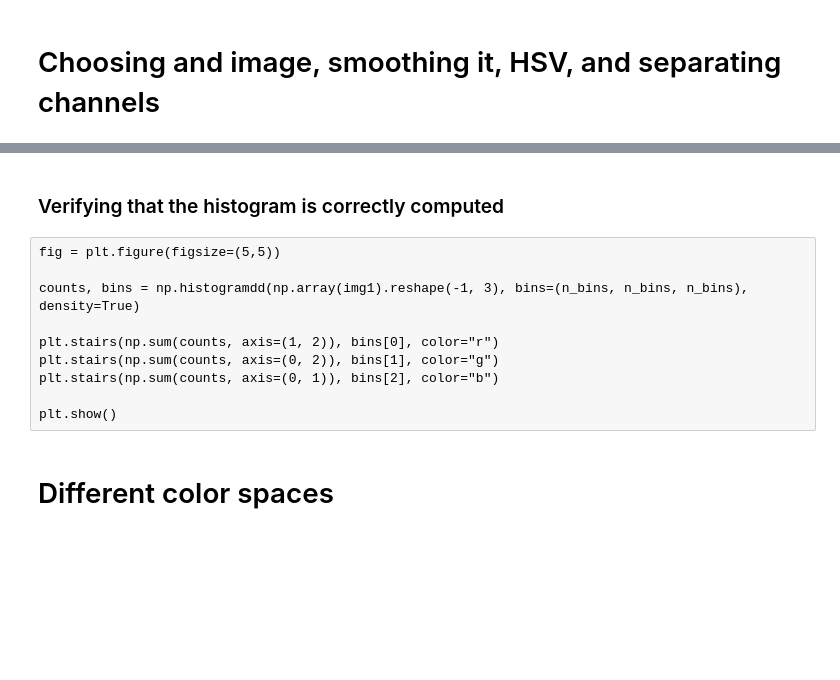
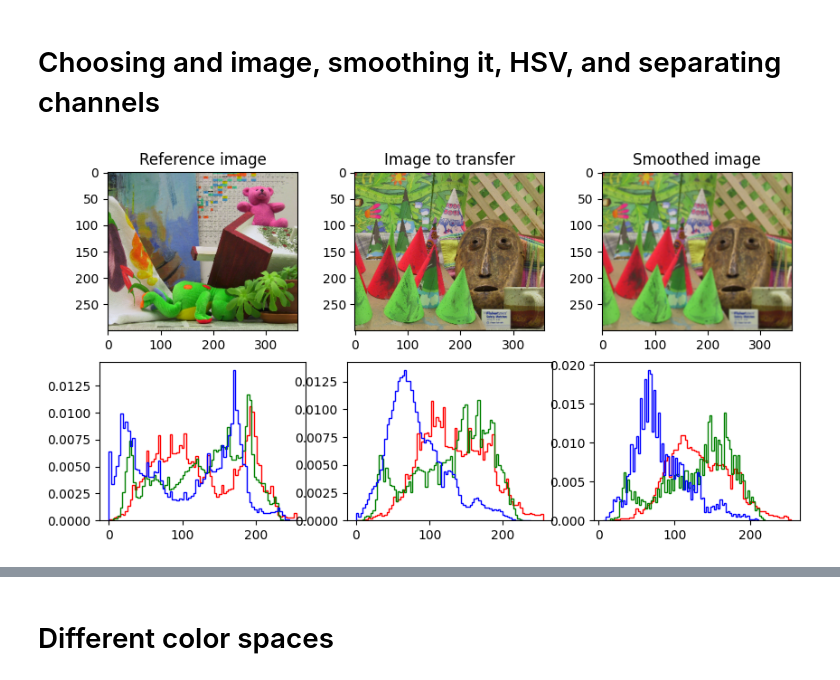
Before and after one commit to Roman-Malinowski/Histogram_transfer, a Jupyter notebook: methods_comparison.ipynb, the cells around one changed output, grey strips where cells are left out. Drawn from its saved outputs; the diff is of its cells as text; code cells hidden in the pictures; blank space fills up the shorter version.

```diff
--- a/methods_comparison.ipynb
+++ b/methods_comparison.ipynb
@@ -55,15 +41,25 @@ hsv_smooth_planes = cv2.split(hsv_smooth)
-# %%
-fig, axes = plt.subplots(nrows=2, ncols=2, figsize=(15,15))
-axes[0,0].imshow(img)
-axes[0,1].imshow(img_smooth)
-
-n_bins = 80
-for k, c in zip(range(3), ["r", "g", "b"]):
-    counts, bins = np.histogram(rgb_planes[k], bins=n_bins, density=True)
-    axes[1,0].stairs(counts, bins, color=c)
-    axes[1,1].stairs(np.cumsum(counts), bins, baseline=None, color=c)
-
-plt.show()
+# %%
+fig, axes = plt.subplots(nrows=2, ncols=3, figsize=(10, 5))
+
+axes[0,0].imshow(img_ref)
+axes[0,0].set_title("Reference image")
+axes[0,1].imshow(img)
+axes[0,1].set_title("Image to transfer")
+axes[0,2].imshow(img_smooth)
+axes[0,2].set_title("Smoothed image")
+
+n_bins = 80
+for k, c in zip(range(3), ["r", "g", "b"]):
+    counts, bins = np.histogram(img_ref[:,:,k], bins=n_bins, density=True)
+    axes[1,0].stairs(counts, bins, color=c)
+    counts, bins = np.histogram(img[:,:,k], bins=n_bins, density=True)
+    axes[1,1].stairs(counts, bins, color=c)
+    counts, bins = np.histogram(img_smooth[:,:,k], bins=n_bins, density=True)
+    axes[1,2].stairs(counts, bins, color=c)
+
+plt.show()
+# %% [output]
+[figure, added]
 # %%
 cumulated_hist = False
 
@@ -95,18 +91,6 @@ fig.update_layout(autosize=False, width=500, height=500, scene=dict(xaxis_title=
 fig.show()
 # %% [output]
 [interactive output not drawn]
-# %% [markdown]
-### Verifying that the histogram is correctly computed
-# %% [raw]
-fig = plt.figure(figsize=(5,5))
-
-counts, bins = np.histogramdd(np.array(img1).reshape(-1, 3), bins=(n_bins, n_bins, n_bins), density=True)
-
-plt.stairs(np.sum(counts, axis=(1, 2)), bins[0], color="r")
-plt.stairs(np.sum(counts, axis=(0, 2)), bins[1], color="g")
-plt.stairs(np.sum(counts, axis=(0, 1)), bins[2], color="b")
-
-plt.show()
 # %% [markdown]
 # Different color spaces
 # %%
```
Also changed, not shown: parts of 21 cells of this notebook, 2 other files.
